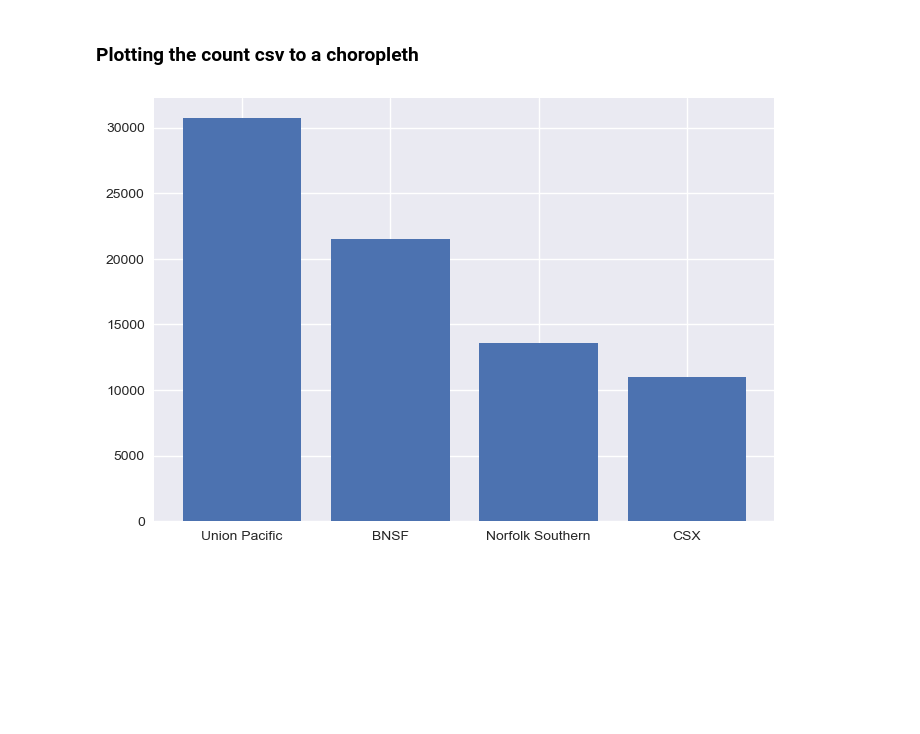
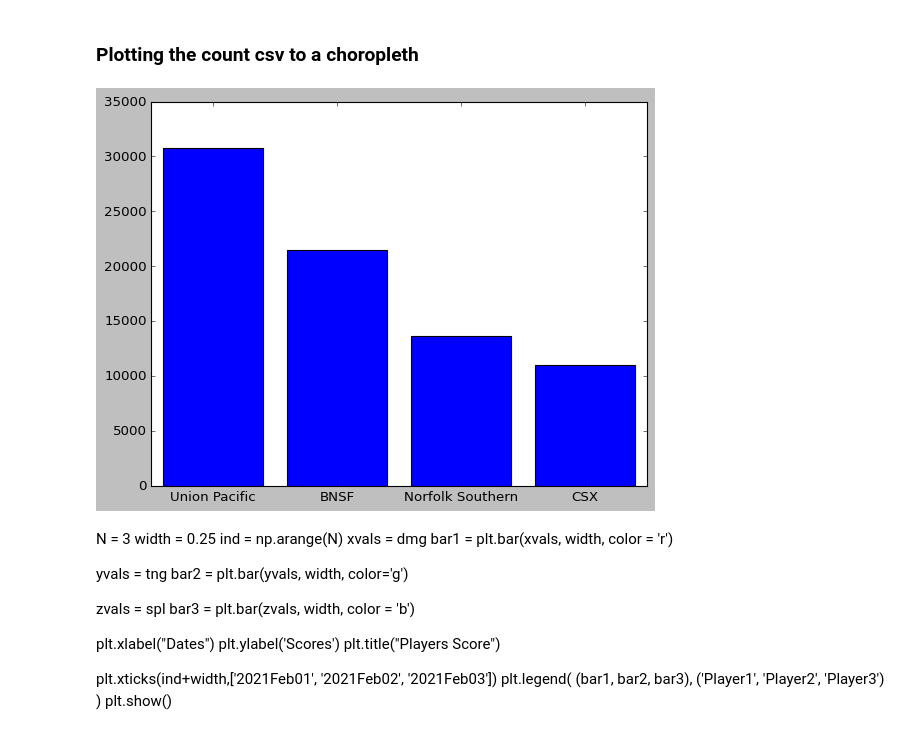
Before and after one commit to Charles-McNay/Rail_Incident_Analysis, a Jupyter notebook: Railroad_Project.ipynb, the cells around one changed output. Saved outputs shown, nothing was run; the diff lists cells and outputs as text; code cells hidden in the pictures; blank space fills up the shorter version.

```diff
--- a/Railroad_Project.ipynb
+++ b/Railroad_Project.ipynb
@@ -304,7 +285,7 @@ plt.style.available
 ### Plotting using the evac_df I created
 # %%
 plt.bar(evac_df['Date'], evac_df['Evacuated'], color='tab:blue', width=1)
-plt.style.use('seaborn')
+plt.style.use('classic')
 plt.title('Number of people evacuated per year', fontsize=17)
 plt.xlabel('Year', fontsize=14)
 plt.ylabel('Evacuated', fontsize=14)
@@ -320,7 +301,7 @@ rrgb = df.groupby(df.Date.dt.year)['Killed'].sum()
 killed_df = rrgb.reset_index()
 # %%
 plt.bar(killed_df['Date'], killed_df['Killed'], color='teal', width=1)
-plt.style.use('seaborn')
+plt.style.use('fast')
 plt.title('Number of people Killed per year', fontsize=17)
 plt.xlabel('Year', fontsize=14)
 plt.ylabel('People Killed', fontsize=14)
@@ -353,11 +334,31 @@ fig.update_layout(
          )
 fig.show()
 # %%
-railroad_derailments = {'Union Pacific': 30733, 'BNSF': 21488, 'Norfolk Southern': 13617, 'CSX': 10956,  }
-Railroad = list(railroad_derailments.keys())
-Derailments = list(railroad_derailments.values())
+rr_derailments = {'Union Pacific': 30733, 'BNSF': 21488, 'Norfolk Southern': 13617, 'CSX': 10956,  }
+Railroad = list(rr_derailments.keys())
+Derailments = list(rr_derailments.values())
 
-plt.bar(range(len(railroad_derailments)), Derailments, tick_label=Railroad)
+plt.bar(range(len(rr_derailments)), Derailments, tick_label=Railroad)
 plt.show()
 # %% [output]
-[figure, old version]
+[figure, new version]
+# %% [markdown]
+N = 3
+width = 0.25
+ind = np.arange(N)
+xvals = dmg
+bar1 = plt.bar(xvals, width, color = 'r')
+
+yvals = tng
+bar2 = plt.bar(yvals, width, color='g')
+
+zvals = spl
+bar3 = plt.bar(zvals, width, color = 'b')
+
+plt.xlabel("Dates")
+plt.ylabel('Scores')
+plt.title("Players Score")
+
+plt.xticks(ind+width,['2021Feb01', '2021Feb02', '2021Feb03'])
+plt.legend( (bar1, bar2, bar3), ('Player1', 'Player2', 'Player3') )
+plt.show()
```
Also changed, not shown: parts of 5 cells of this notebook, 1 other file.
